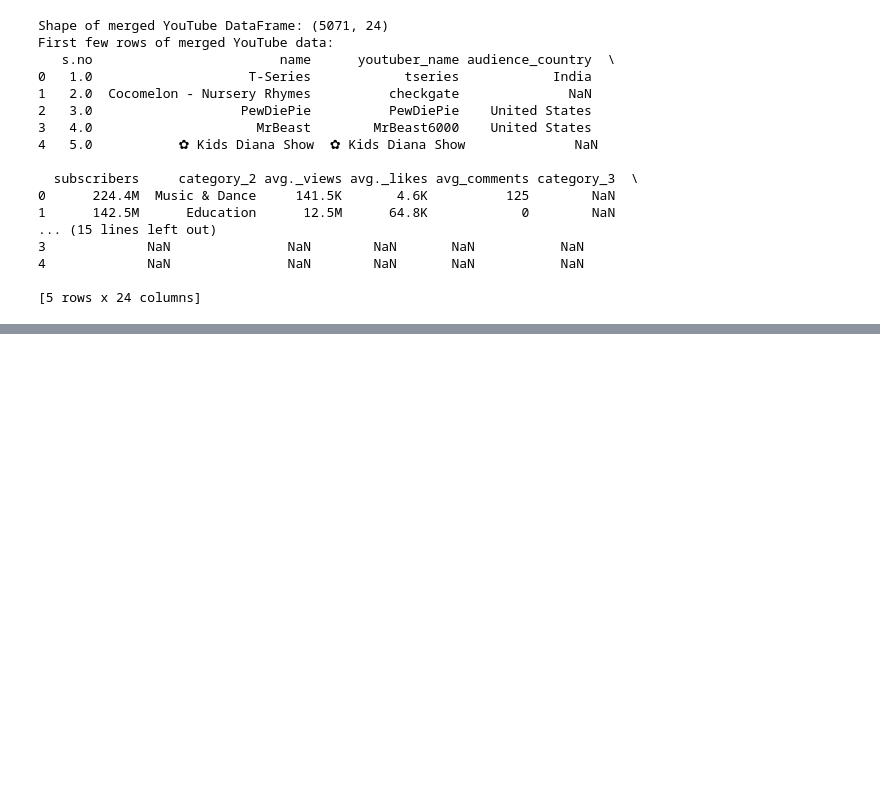
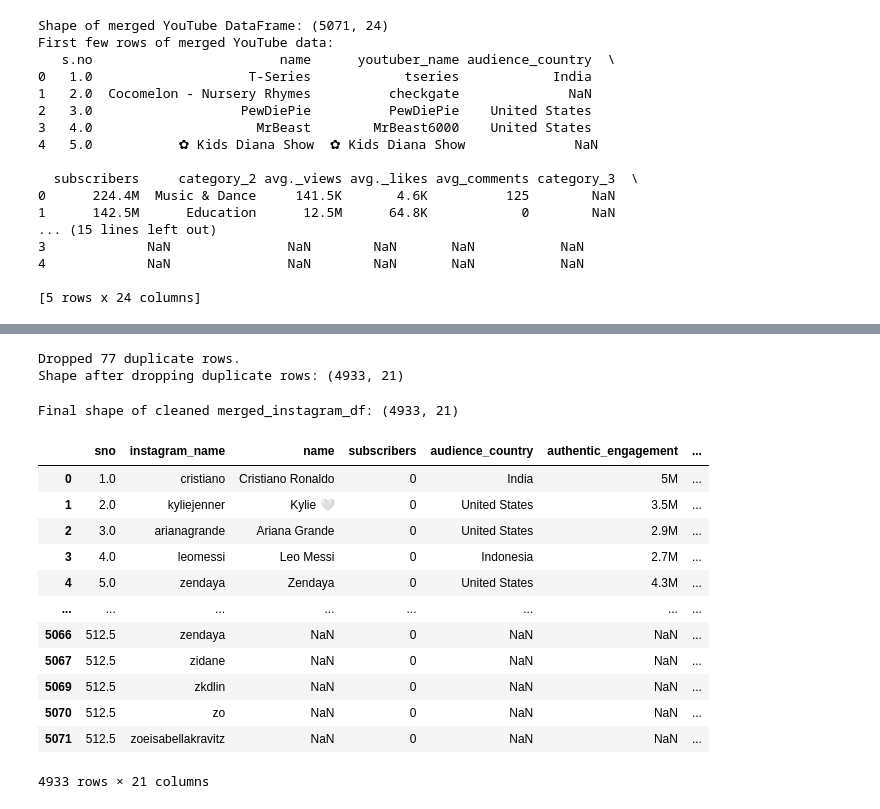
Before and after one commit to AlexOrtiz5/Social_Media, a Jupyter notebook: Clean_Media_Data.ipynb, the cells around one changed output, grey strips where cells are left out. Saved outputs shown, nothing was run; the diff lists cells and outputs as text; code cells hidden in the pictures; blank space fills up the shorter version.

Commit message:
Added a clean version of one merged file

```diff
--- a/Clean_Media_Data.ipynb
+++ b/Clean_Media_Data.ipynb
@@ -1082,0 +1134,24 @@ First few rows of merged YouTube data:
+# %%
+# 3. Handle Missing Values (NaN)
+print(f"\nMissing values before handling:")
+print(merged_instagram_df.isnull().sum().sort_values(ascending=False).head())
+
+# Decide on a strategy for missing values. Options include:
+# - Imputation (filling with mean, median, mode, or more advanced techniques)
+# - Dropping rows with any NaN
+# - Dropping columns with too many NaNs
+# For now, let's drop rows where key identifier (e.g., instagram_name) is missing
+merged_instagram_df.dropna(subset=['instagram_name'], inplace=True)
+merged_instagram_df.fillna({'category_1': 'Unknown', 'category_2': 'Unknown'}, inplace=True) # Fill categorical NaNs
+# For numerical columns, you might impute or drop based on context
+numeric_cols_insta = merged_instagram_df.select_dtypes(include=['number']).columns
+for col in numeric_cols_insta:
+    if merged_instagram_df[col].isnull().sum() > 0:
+        # Example imputation with median (can be replaced with other strategies)
+        median_val = merged_instagram_df[col].median()
+        merged_instagram_df[col].fillna(median_val, inplace=True)
+        print(f"Filled missing values in '{col}' with median: {median_val}")
+
+print(f"Missing values after handling:")
+print(merged_instagram_df.isnull().sum().sort_values(ascending=False).head())
+print(f"Shape after handling missing values: {merged_instagram_df.shape}")
@@ -1082,0 +1176,36 @@ First few rows of merged YouTube data:
+# %%
+# 4. Handle Duplicate Rows
+initial_rows_insta = merged_instagram_df.shape[0]
+merged_instagram_df.drop_duplicates(inplace=True)
+rows_dropped_insta = initial_rows_insta - merged_instagram_df.shape[0]
+if rows_dropped_insta > 0:
+    print(f"\nDropped {rows_dropped_insta} duplicate rows.")
+else:
+    print("\nNo duplicate rows found.")
+print(f"Shape after dropping duplicate rows: {merged_instagram_df.shape}")
+# %% [output]
+Dropped 77 duplicate rows.
+Shape after dropping duplicate rows: (4933, 21)
+# %%
+# 5. Data Type Conversion (if needed)
+# Example: Convert subscriber counts to integer
+if 'subscribers' in merged_instagram_df.columns:
+    merged_instagram_df['subscribers'] = pd.to_numeric(merged_instagram_df['subscribers'], errors='coerce').fillna(0).astype('int64')
+# %%
+print(f"\nFinal shape of cleaned merged_instagram_df: {merged_instagram_df.shape}")
+merged_instagram_df
+# %% [output]
+Final shape of cleaned merged_instagram_df: (4933, 21)
+|  | sno | instagram_name | name | subscribers | audience_country | authentic_engagement | ... |
+| 0 | 1.0 | cristiano | Cristiano Ronaldo | 0 | India | 5M | ... |
+| 1 | 2.0 | kyliejenner | Kylie 🤍 | 0 | United States | 3.5M | ... |
+| 2 | 3.0 | arianagrande | Ariana Grande | 0 | United States | 2.9M | ... |
+| 3 | 4.0 | leomessi | Leo Messi | 0 | Indonesia | 2.7M | ... |
+| 4 | 5.0 | zendaya | Zendaya | 0 | United States | 4.3M | ... |
+| ... | ... | ... | ... | ... | ... | ... | ... |
+| 5066 | 512.5 | zendaya | NaN | 0 | NaN | NaN | ... |
+| 5067 | 512.5 | zidane | NaN | 0 | NaN | NaN | ... |
+| 5069 | 512.5 | zkdlin | NaN | 0 | NaN | NaN | ... |
+| 5070 | 512.5 | zo | NaN | 0 | NaN | NaN | ... |
+| 5071 | 512.5 | zoeisabellakravitz | NaN | 0 | NaN | NaN | ... |
+4933 rows × 21 columns
```
Also changed, not shown: parts of 8 cells of this notebook.
